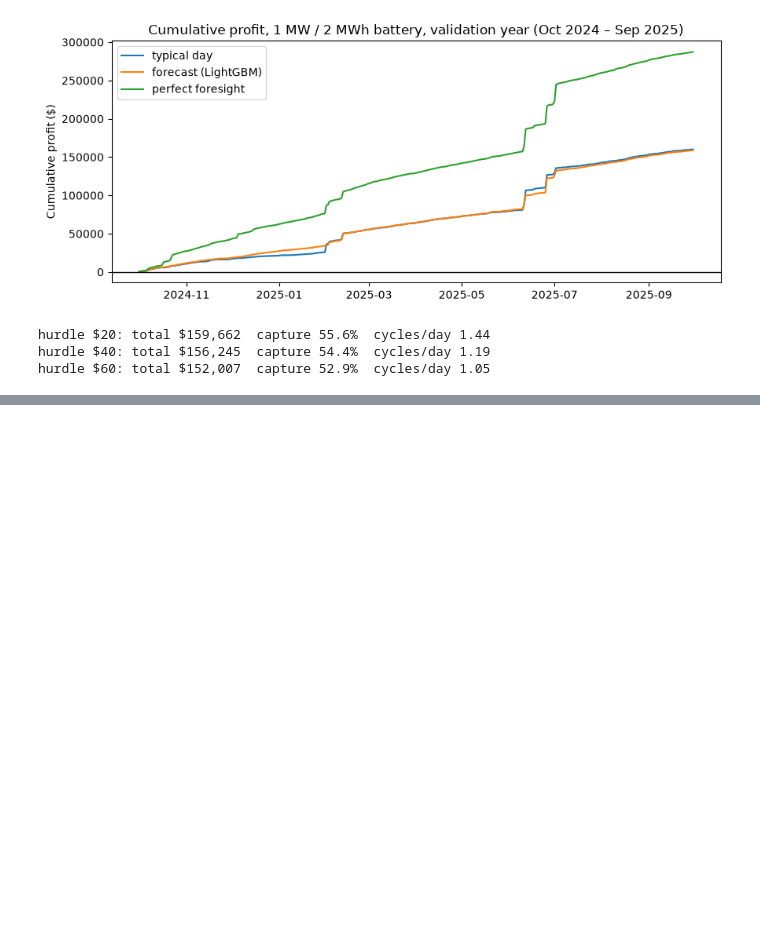
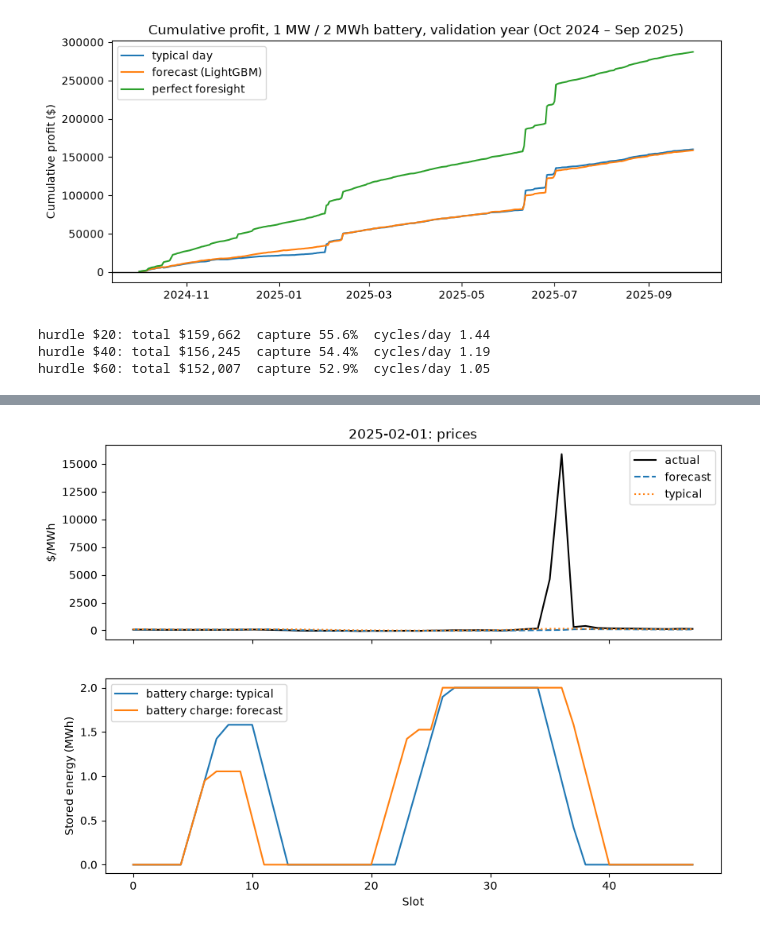
Before and after one commit to phquyen/nem-battery-trading-sa, a Jupyter notebook: notebooks/battery.ipynb, the cells around one changed output, grey strips where cells are left out. Drawn from its saved outputs; the diff is of its cells as text; code cells hidden in the pictures; blank space fills up the shorter version.

```diff
--- a/notebooks/battery.ipynb
+++ b/notebooks/battery.ipynb
@@ -133,0 +150,8 @@ hurdle $60: total $152,007  capture 52.9%  cycles/day 1.05
+# %%
+# spike aware planning prices
+# alpha = 0.5 means overestimate high risk by about 2x.a = 0.5 half influence, a = 1 trust fully
+for alpha in [0.5, 1.0]:
+    col = f"risk_{alpha}"
+    valid[col] = valid["forecast"] + alpha * valid["p_spike"] * (spike_value - valid["forecast"]).clip(lower=0)
+    runs[f"spike-aware (α={alpha})"] = simulate(valid, col, spec, spec)
+    print(col, f"total ${runs[f'spike-aware (α={alpha})']['profit'].sum():,.0f}")
@@ -133,0 +161,8 @@ hurdle $60: total $152,007  capture 52.9%  cycles/day 1.05
+# %%
+# compare models
+spike_days = ["2025-02-01", "2025-02-12", "2025-06-12", "2025-06-26", "2025-07-02"]
+compare = pd.DataFrame({
+    name: r.set_index("date").loc[pd.to_datetime(spike_days), "profit"]
+    for name, r in runs.items()
+}).round(0)
+compare
@@ -133,0 +177,18 @@ hurdle $60: total $152,007  capture 52.9%  cycles/day 1.05
+# %%
+d = "2025-02-01"
+day = valid[valid["date"] == d].sort_values("slot")
+actual = day[TARGET].to_numpy()
+
+fig, axes = plt.subplots(2, 1, figsize=(10, 7), sharex=True)
+axes[0].plot(day["slot"], actual, label="actual", color="black")
+axes[0].plot(day["slot"], day["forecast"], "--", label="forecast")
+axes[0].plot(day["slot"], day["typical"], ":", label="typical")
+axes[0].set_ylabel("$/MWh"); axes[0].legend(); axes[0].set_title(f"{d}: prices")
+
+for name, col in [("typical", "typical"), ("forecast", "forecast")]:
+    s = optimise_day(day[col], spec)
+    axes[1].plot(day["slot"], s["soc_mwh"], label=f"battery charge: {name}")
+axes[1].set_ylabel("Stored energy (MWh)"); axes[1].set_xlabel("Slot"); axes[1].legend()
+plt.show()
+# %% [output]
+[figure, added]
```
Also changed, not shown: parts of 3 cells of this notebook, 2 other files.
